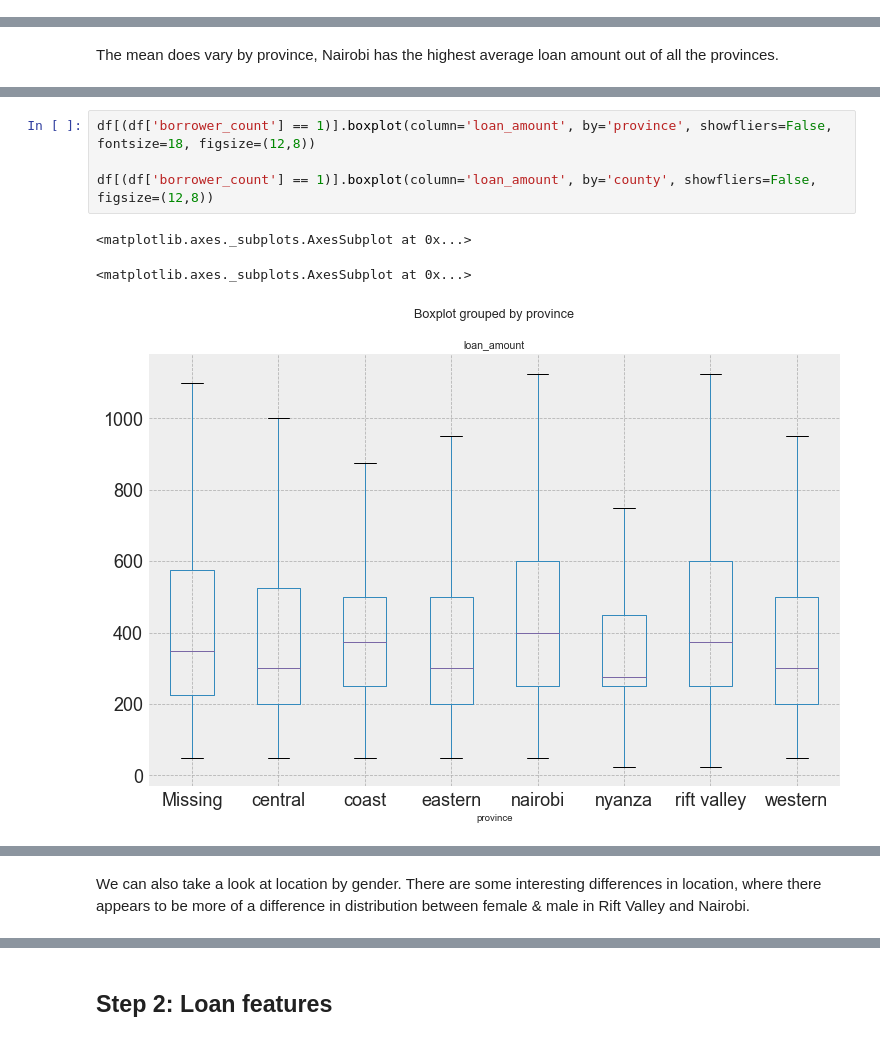
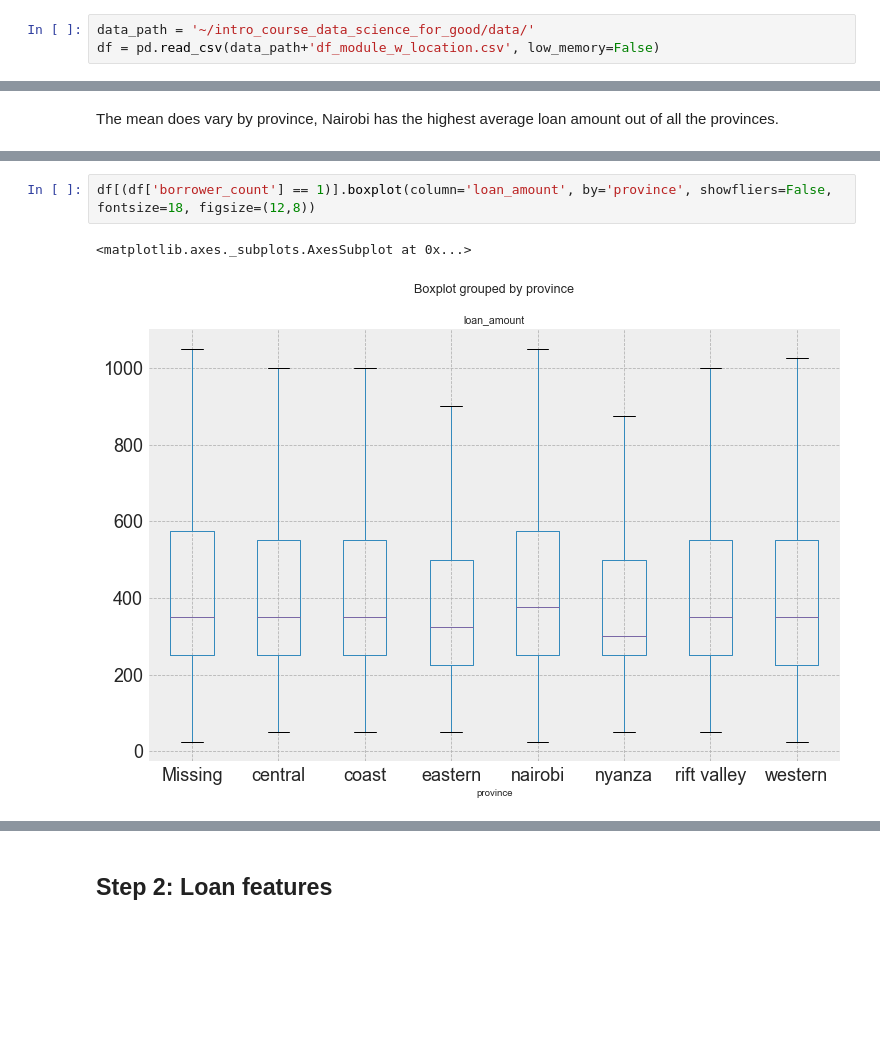
Before and after one commit to DeltaAnalytics/machine_learning_for_good, a Jupyter notebook: module_2/nbs/notebook_2_feature_engineering_extended.ipynb, the cells around one changed output, grey strips where cells are left out. Drawn from its saved outputs; the diff is of its cells as text; blank space fills up the shorter version.

```diff
--- a/module_2/nbs/notebook_2_feature_engineering_extended.ipynb
+++ b/module_2/nbs/notebook_2_feature_engineering_extended.ipynb
@@ -822,0 +954,3 @@ df.to_csv(data_path+'df_module_2_w_outliers.csv')
+# %%
+data_path = '~/intro_course_data_science_for_good/data/'
+df = pd.read_csv(data_path+'df_module_w_location.csv', low_memory=False)
@@ -841,8 +986,5 @@ plt.xticks(rotation=90)
 # %%
 df[(df['borrower_count'] == 1)].boxplot(column='loan_amount', by='province', showfliers=False, fontsize=18, figsize=(12,8))
-
-df[(df['borrower_count'] == 1)].boxplot(column='loan_amount', by='county', showfliers=False, figsize=(12,8))
 # %% [output]
 <matplotlib.axes._subplots.AxesSubplot at 0x...>
-<matplotlib.axes._subplots.AxesSubplot at 0x...>
-[figure, old version]
+[figure, new version]
@@ -850,2 +990,0 @@ df[(df['borrower_count'] == 1)].boxplot(column='loan_amount', by='county', showf
-# %% [markdown]
-We can also take a look at location by gender. There are some interesting differences in location, where there appears to be more of a difference in distribution between female & male in Rift Valley and Nairobi.
```
Also changed, not shown: parts of 124 cells of this notebook.
